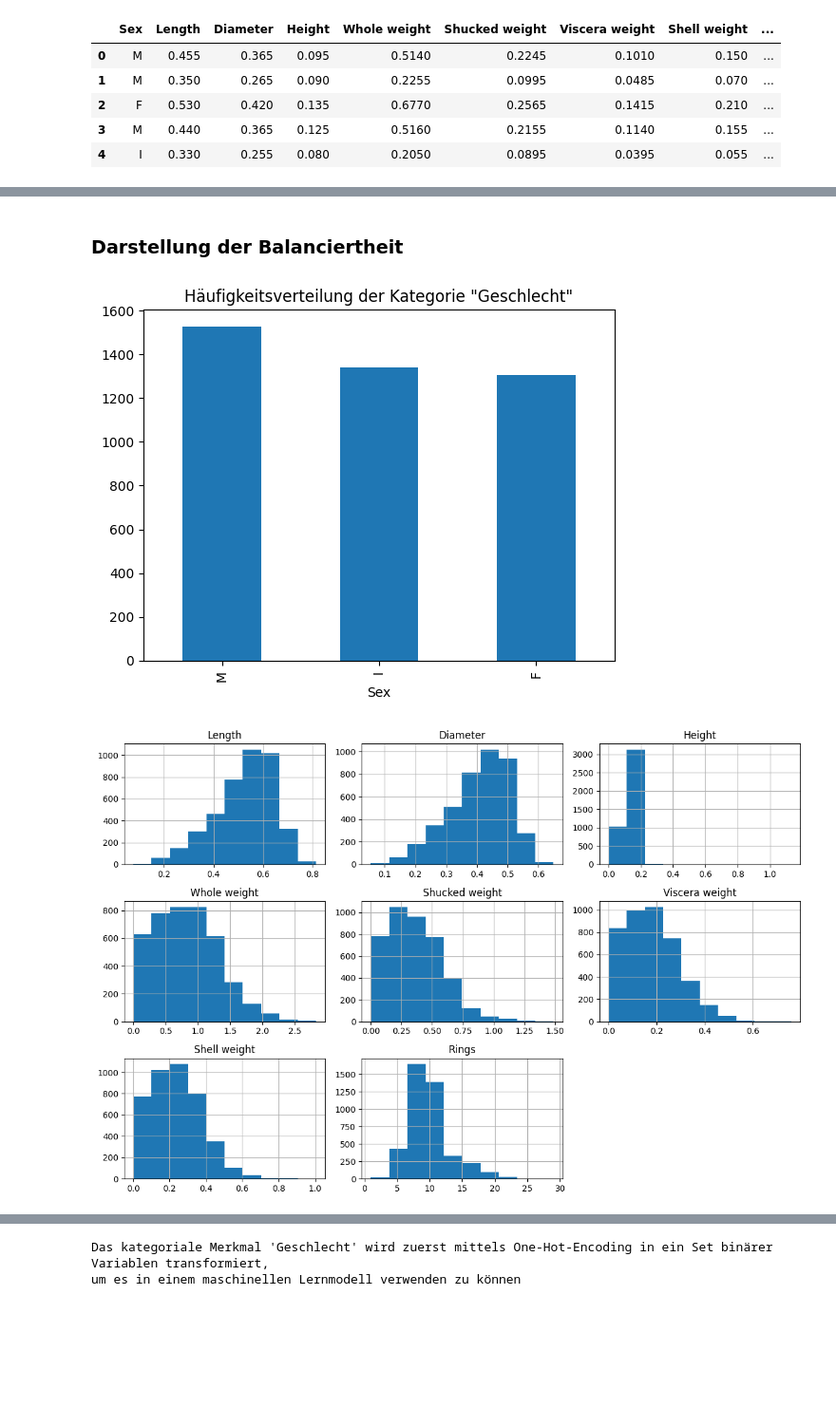
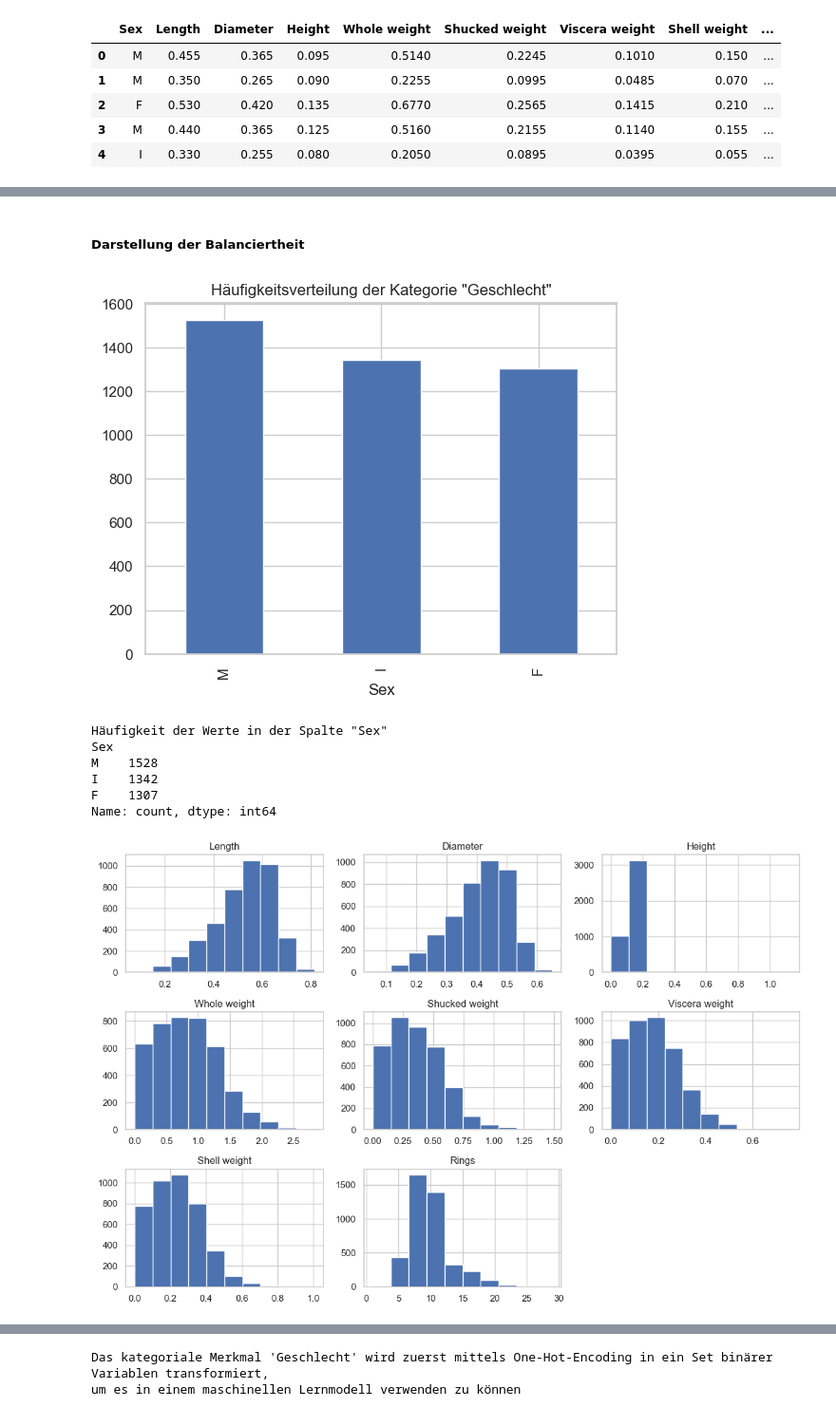
Before and after one commit to AbdulazizAl-Surabi/AbaloneAgePredictor, a Jupyter notebook: abalone_age_pre/src/Abalone _Age-checkpoint.ipynb, the cells around one changed output, grey strips where cells are left out. Shown at 95% size. Drawn from its saved outputs; the diff is of its cells as text; code cells hidden in the pictures; blank space fills up the shorter version.

```diff
--- a/abalone_age_pre/src/Abalone _Age-checkpoint.ipynb
+++ b/abalone_age_pre/src/Abalone _Age-checkpoint.ipynb
@@ -56,18 +69,38 @@ max          0.760000      1.005000    29.000000
 # %% [markdown]
-### Darstellung der Balanciertheit
+##### Darstellung der Balanciertheit
 # %%
 # Häufigkeitsverteilung der Kategorie "Geschlecht"
 df['Sex'].value_counts().plot(kind='bar')
 plt.title('Häufigkeitsverteilung der Kategorie "Geschlecht"')
 plt.show()
 
+
 # Daten ohne das Geschlecht (Spalte "Sex") filtern
 numerische_merkmale = df.drop(columns=['Sex'])
+
+print('Häufigkeit der Werte in der Spalte "Sex"')
+print(df['Sex'].value_counts())
+
 
 # Visualisierung der Verteilung für numerische Features
 numerische_merkmale.hist(figsize=(12, 8))
 plt.tight_layout()
 plt.show()
+
+# Verteilung des Zielattributs (Alter/Ringe)
+plt.figure(figsize=(12, 6))
+sns.countplot(x='Rings', data=df)
+plt.title('Verteilung des Zielattributs (Alter/Ringe)')
+plt.xlabel('Anzahl der Ringe (Alter)')
+plt.ylabel('Häufigkeit')
+plt.xticks(rotation=45)
+plt.show()
 # %% [output]
-[figure, old version]
+[figure, new version]
+Häufigkeit der Werte in der Spalte "Sex"
+Sex
+M    1528
+I    1342
+F    1307
+Name: count, dtype: int64
-[figure, old version]
+[figure, new version]
```
Also changed, not shown: parts of 40 cells of this notebook, 7 other files.
